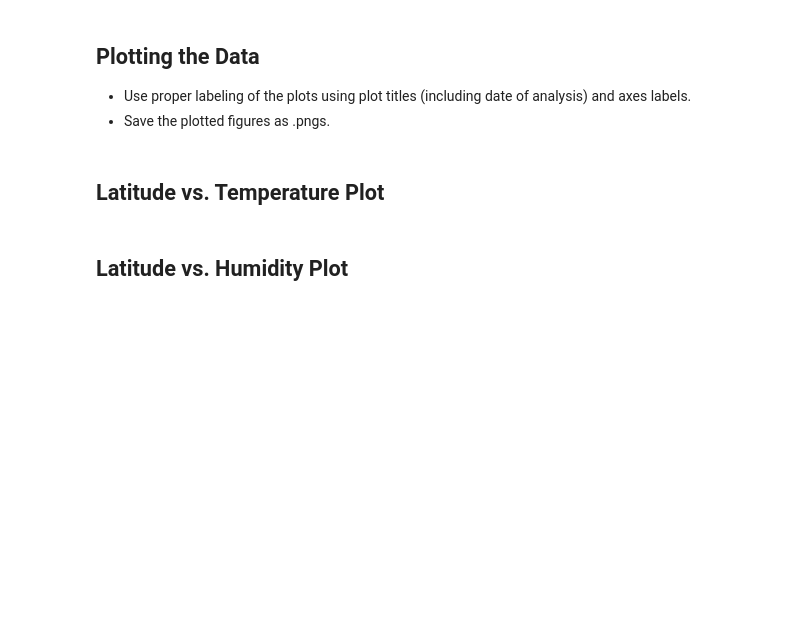
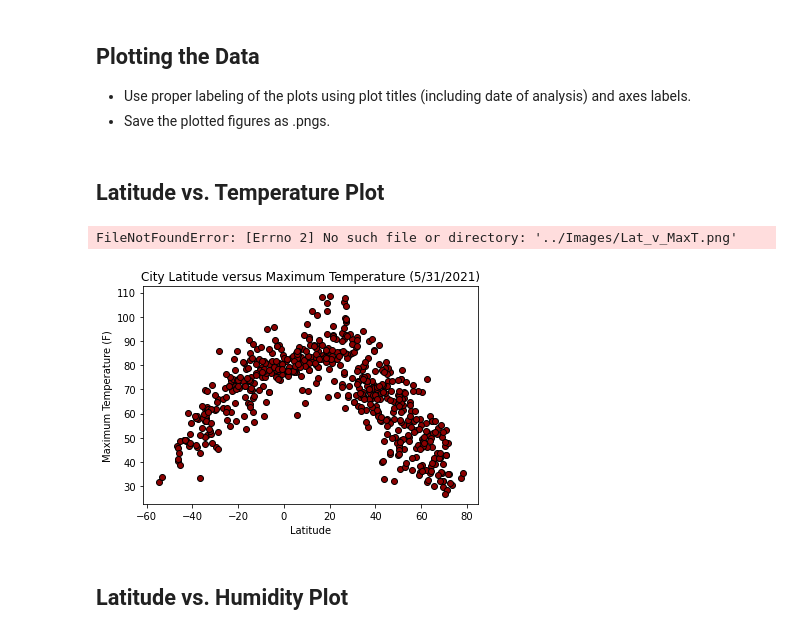
Before and after one commit to jmgeo/API-Challenge, a Jupyter notebook: starter_code/WeatherPy.ipynb, the cells around one changed output. Cells and saved outputs as stored; diff of their text form; code cells hidden in the pictures; blank space fills up the shorter version.

Commit message:
Wrote first scatter plot. Error outputting .png file. Too tired to troubleshoot. Deal with it tomorrow.

```diff
--- a/starter_code/WeatherPy.ipynb
+++ b/starter_code/WeatherPy.ipynb
@@ -217,6 +217,20 @@ The Maximum Humidity observed in the DataFrame is 100%. No cities have humidity
 * Save the plotted figures as .pngs.
 # %% [markdown]
 ## Latitude vs. Temperature Plot
+# %%
+#figure out one, and that's the template for all.
+##use plt.scatter . Then label title, xlabel, ylabel. Gonna use the grid. Use .savefig for .png files.
+###documentation: https://matplotlib.org/stable/api/_as_gen/matplotlib.pyplot.scatter.html
+####color documenation: https://matplotlib.org/stable/gallery/color/named_colors.html
+plt.scatter(weather_df['Latitude'], weather_df['Maximum Temperature'], color="darkred", edgecolor="black")
+
+plt.title("City Latitude versus Maximum Temperature (5/31/2021)")
+plt.xlabel("Latitude")
+plt.ylabel("Maximum Temperature (F)")
+plt.savefig("../Images/Lat_v_MaxT.png")
+# %% [output]
+FileNotFoundError: [Errno 2] No such file or directory: '../Images/Lat_v_MaxT.png'
+[figure, added]
 # %% [markdown]
 ## Latitude vs. Humidity Plot
 # %% [markdown]
```
